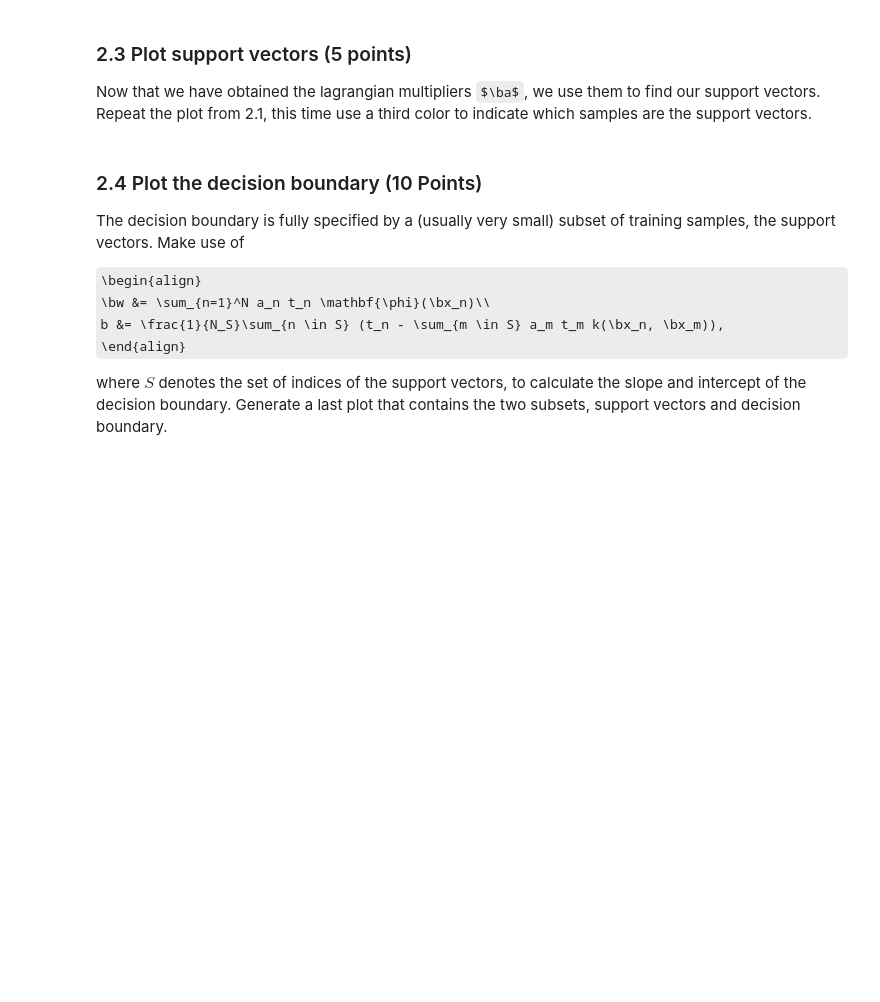
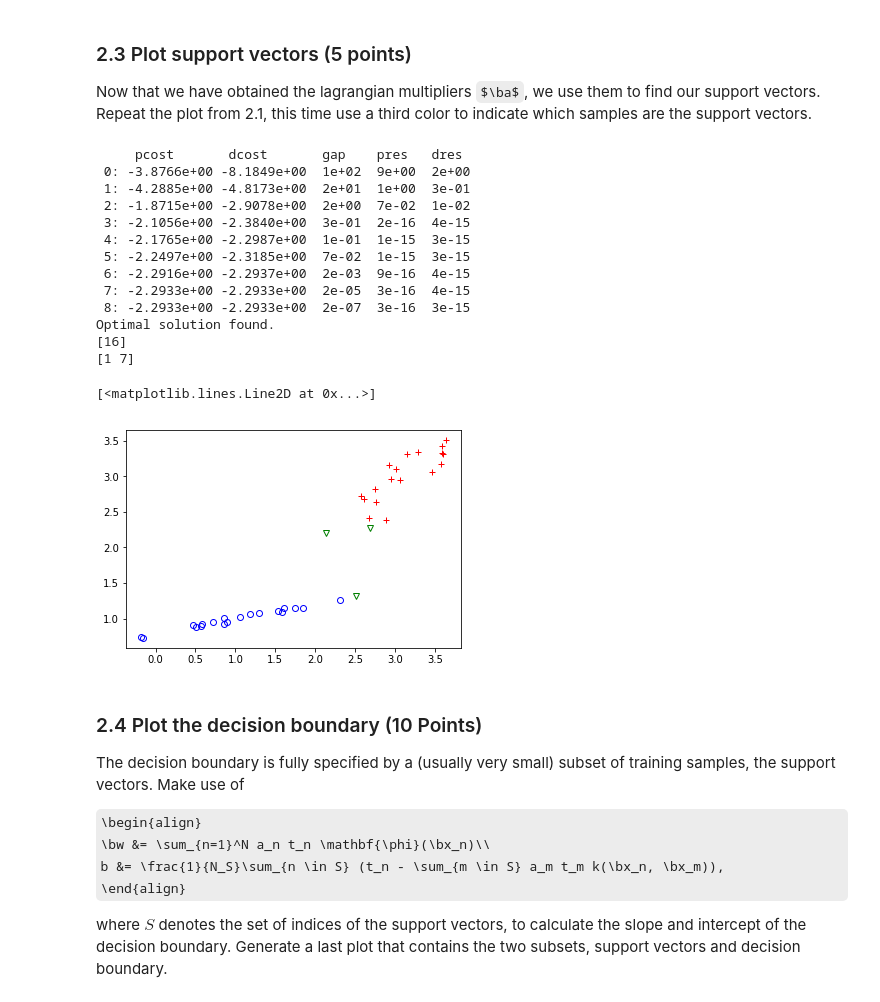
Before and after one commit to mcoenegracht/ml1-labs, a Jupyter notebook: lab3/lab3.ipynb, the cells around one changed output. Saved outputs shown, nothing was run; the diff lists cells and outputs as text; code cells hidden in the pictures; some formulas as TeX source; blank space fills up the shorter version.

```diff
--- a/lab3/lab3.ipynb
+++ b/lab3/lab3.ipynb
@@ -307,3 +325,13 @@ def create_X_and_t(X1, X2):
+# %%
+def create_X_and_t(X1, X2):
+    # YOUR CODE HERE
+    X = np.vstack((X1,X2))
+    t1 = -1*np.ones(X1.shape[0])
+    t2 = 1*np.ones(X2.shape[0])
+#     t2 = np.zeros(X2.shape[0])
+    t = np.hstack((t1,t2))
+
+    return X, t
 # %%
 ### Test your function
 dim = 2
@@ -350,8 +378,8 @@ a) (5 points) In this example we will use a linear kernel $k(\bx, \bx') = \bx^T\
 # %%
 def computeK(X):
     # YOUR CODE HERE
-    raise NotImplementedError()
-
+    K = np.dot(X, X.T)
+#     print(K.shape)
     return K
 # %%
 dim = 2
@@ -410,14 +438,3 @@ A\bx &= b.
 All we need to do is to map our formulation to the cvxopt interface.
 
 b) (10 points) Write a function `compute_multipliers(X, t)` that solves the quadratic programming problem using the cvxopt module and returns the lagrangian multiplier for every sample in the dataset.
-# %%
-import cvxopt
-
-def compute_multipliers(X, t):
-    # YOUR CODE HERE
-    raise NotImplementedError()
-
-    P = cvxopt.matrix(K)
-    sol = cvxopt.solvers.qp(P, q, G, h, A, b)
-    a = np.array(sol['x'])
-    return a
@@ -440,3 +497,36 @@ raise NotImplementedError()
+# %%
+# YOUR CODE HERE
+X, t = create_X_and_t(X1, X2)
+a = compute_multipliers(X, t)
+support_vectors = np.where(np.any(a>1e-05, axis=1))[0]
+
+sv_X1 = support_vectors[support_vectors < 20]
+sv_X2 = support_vectors[support_vectors >= 20] - 20
+print(sv_X1)
+print(sv_X2)
+X1_nosv = np.delete(X1, sv_X1, 0)
+X2_nosv = np.delete(X2, sv_X2, 0)
+
+plt.plot(X1_nosv[:,0], X1_nosv[:,1], 'bo', fillstyle='none', linestyle='None')
+plt.plot(X2_nosv[:,0], X2_nosv[:,1], 'r+', fillstyle='none', linestyle='None')
+
+plt.plot(X[support_vectors,0], X[support_vectors,1], 'gv', fillstyle='none')
+# %% [output]
+     pcost       dcost       gap    pres   dres
+ 0: -3.8766e+00 -8.1849e+00  1e+02  9e+00  2e+00
+ 1: -4.2885e+00 -4.8173e+00  2e+01  1e+00  3e-01
+ 2: -1.8715e+00 -2.9078e+00  2e+00  7e-02  1e-02
+ 3: -2.1056e+00 -2.3840e+00  3e-01  2e-16  4e-15
+ 4: -2.1765e+00 -2.2987e+00  1e-01  1e-15  3e-15
+ 5: -2.2497e+00 -2.3185e+00  7e-02  1e-15  3e-15
+ 6: -2.2916e+00 -2.2937e+00  2e-03  9e-16  4e-15
+ 7: -2.2933e+00 -2.2933e+00  2e-05  3e-16  4e-15
+ 8: -2.2933e+00 -2.2933e+00  2e-07  3e-16  3e-15
+Optimal solution found.
+[16]
+[1 7]
+[<matplotlib.lines.Line2D at 0x...>]
+[figure, added]
 # %% [markdown]
 ### 2.4 Plot the decision boundary (10 Points)
 The decision boundary is fully specified by a (usually very small) subset of training samples, the support vectors. Make use of
```
Also changed, not shown: parts of 10 cells of this notebook.
